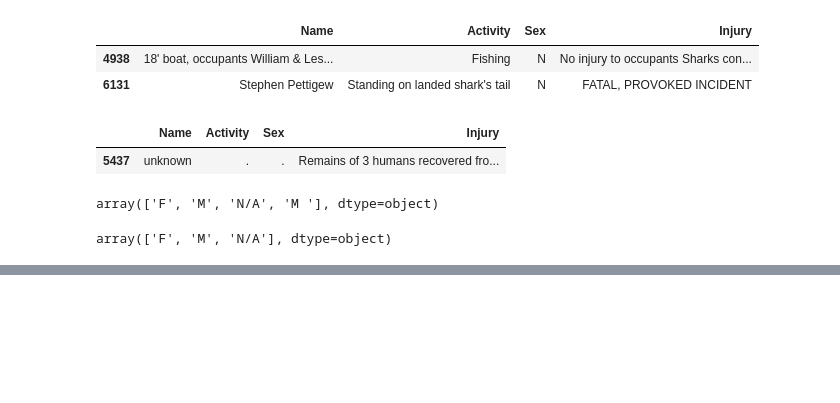
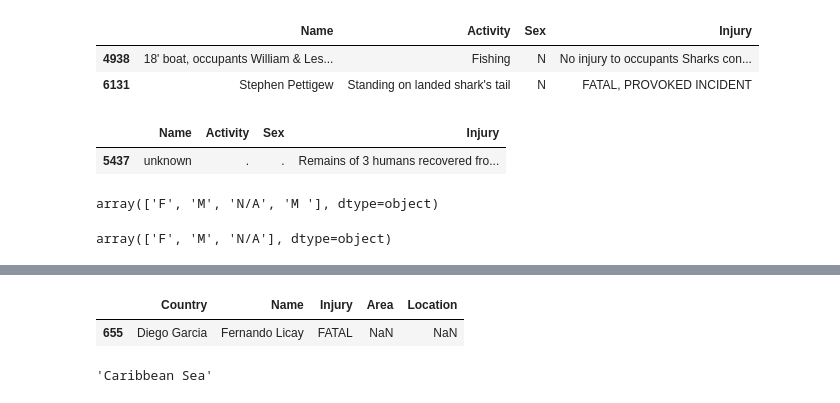
Before and after one commit to NereaRiveiro/Proyecto-1_Sharkniceria, a Jupyter notebook: src/main.ipynb, the cells around one changed output, grey strips where cells are left out. Drawn from its saved outputs; the diff is of its cells as text; code cells hidden in the pictures; blank space fills up the shorter version.

```diff
--- a/src/main.ipynb
+++ b/src/main.ipynb
@@ -490,0 +565,5 @@ array(['White shark', 'nan', '2 m shark', ..., "12' tiger shark",
+# %%
+shark_cnulos.loc[shark_cnulos['Country'] == 'Diego Garcia', ['Country', 'Name', 'Injury', 'Area', 'Location']]
+# %% [output]
+|  | Country | Name | Injury | Area | Location |
+| 655 | Diego Garcia | Fernando Licay | FATAL | NaN | NaN |
@@ -490,0 +572,4 @@ array(['White shark', 'nan', '2 m shark', ..., "12' tiger shark",
+# %%
+shark_cnulos.loc[4498, 'Country']
+# %% [output]
+'Caribbean Sea'
```
Also changed, not shown: parts of 9 cells of this notebook, 1 other file.
